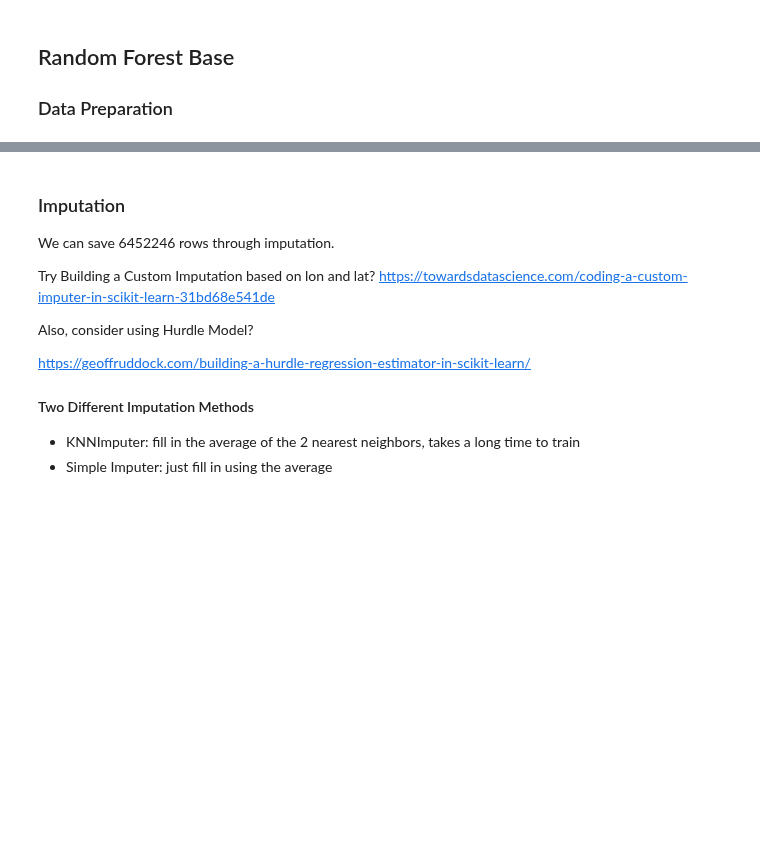
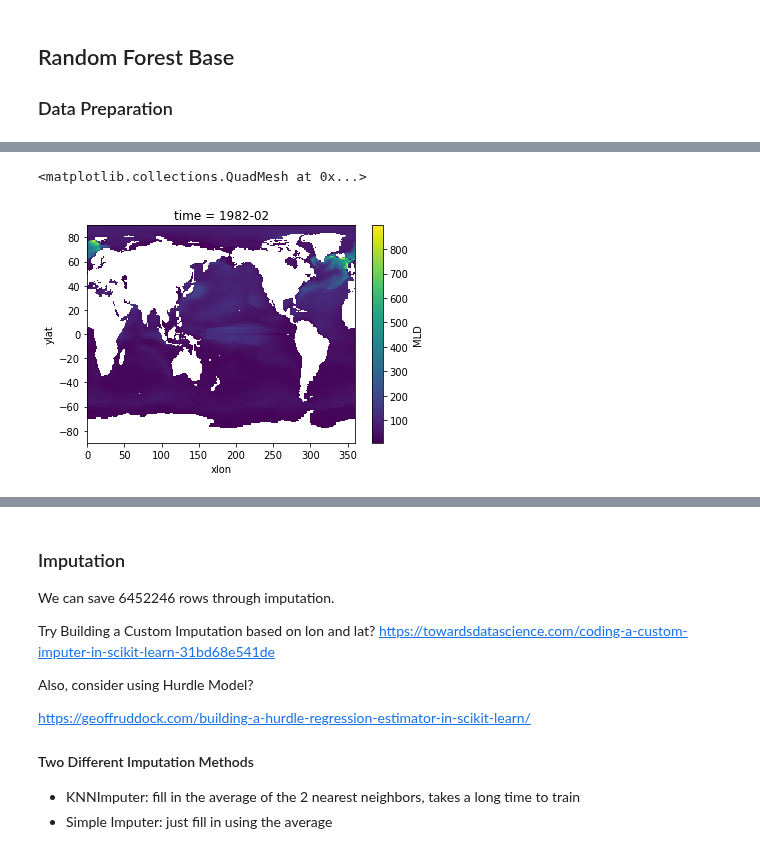
Before and after one commit to sk981102/ocean_co2, a Jupyter notebook: notebooks/baseline_ml/001_rf_base.ipynb, the cells around one changed output, grey strips where cells are left out. Saved outputs shown, nothing was run; the diff lists cells and outputs as text; code cells hidden in the pictures; blank space fills up the shorter version.

```diff
--- a/notebooks/baseline_ml/001_rf_base.ipynb
+++ b/notebooks/baseline_ml/001_rf_base.ipynb
@@ -38,4 +57,3 @@ data_read=xr.merge([mld.MLD,mld.MLD_socat,sst.SST,sst.SST_socat,sss.SSS,sss.SSS_
 # %%
 tmp_data=data_read.to_dataframe().reset_index()
+tmp_data=tmp_data.drop(columns=['TLONG', 'TLAT', 'time_bnds'])
-# %%
-tmp_data=tmp_data.drop(columns=['bnds','TLONG', 'TLAT', 'time_bnds'])
@@ -47,5 +60,12 @@ pco2_data_socat=pco2.pCO2_socat.to_dataframe().reset_index()
 # %%
-tmp_data["Chl_socat"]=chl_data_socat["Chl_socat"]
-tmp_data["Chl"]=chl_data["Chl"]
-tmp_data["pCO2_socat"]=pco2_data_socat["pCO2_socat"]
-tmp_data["pCO2"]=pco2_data["pCO2"]
+# tmp_data["Chl_socat"]=chl_data_socat["Chl_socat"]
+# tmp_data["Chl"]=chl_data["Chl"]
+# tmp_data["pCO2_socat"]=pco2_data_socat["pCO2_socat"]
+# tmp_data["pCO2"]=pco2_data["pCO2"]
+# %%
+check=tmp_data.set_index(["time","ylat","xlon"]).to_xarray()
+# %%
+check.MLD[1].plot()
+# %% [output]
+<matplotlib.collections.QuadMesh at 0x...>
+[figure, added]
```
Also changed, not shown: parts of 47 cells of this notebook, 11 other files.
